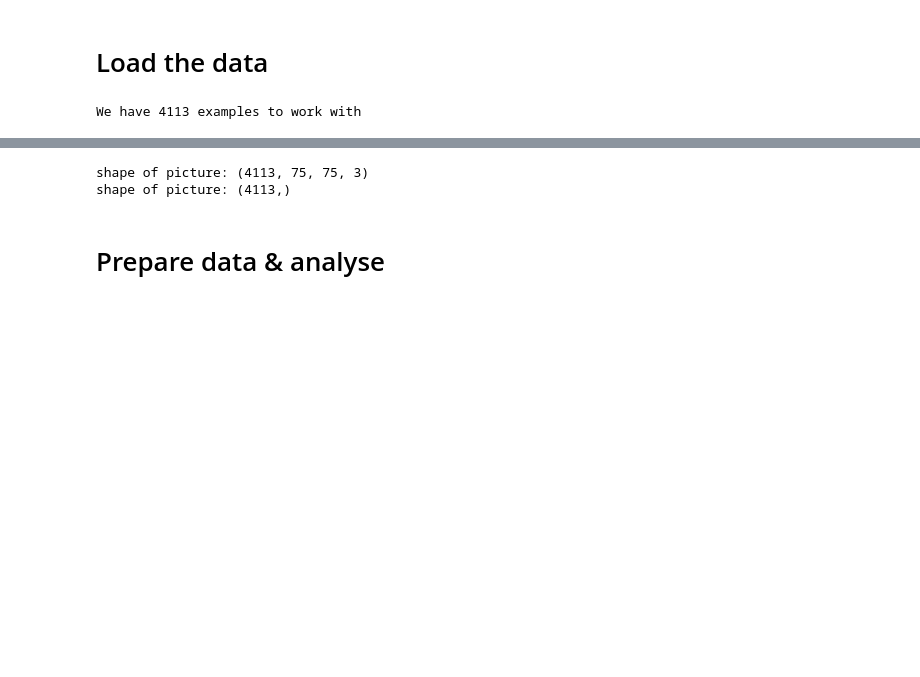
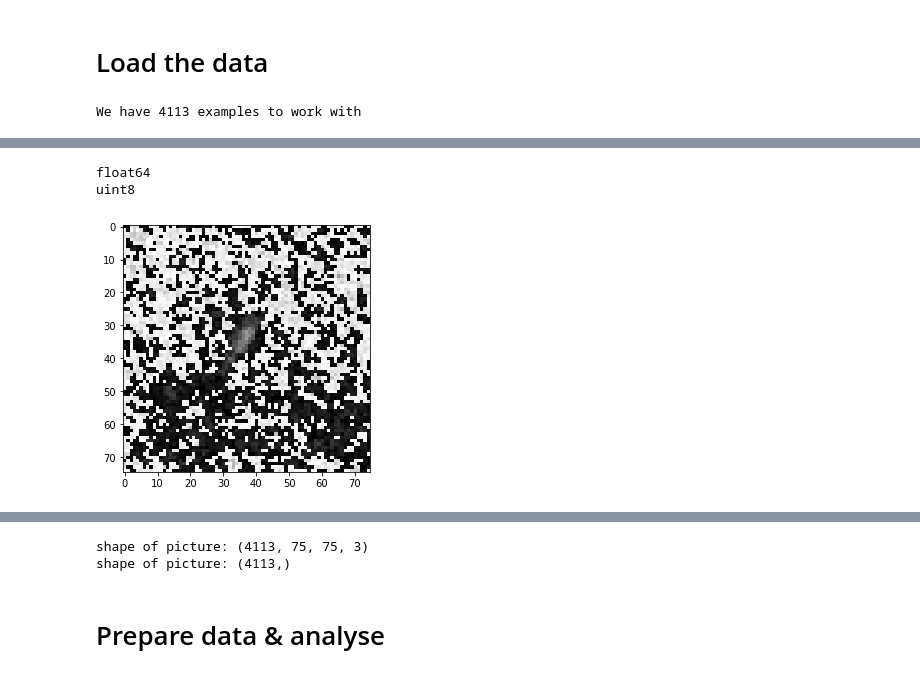
Before and after one commit to camillesauer/ClimateProject---E3, a Jupyter notebook: Data analysis/Data analysis.ipynb, the cells around one changed output, grey strips where cells are left out. Drawn from its saved outputs; the diff is of its cells as text; code cells hidden in the pictures; blank space fills up the shorter version.

```diff
--- a/Data analysis/Data analysis.ipynb
+++ b/Data analysis/Data analysis.ipynb
@@ -33,0 +63,13 @@ We have 4113 examples to work with
+# %%
+from PIL import Image
+
+print(d.dtype)
+x = (d * 255).astype(np.uint8)
+print(x.dtype)
+x = Image.fromarray(x)
+imshow(np.squeeze(x))
+x.save("iceberg.jpg")
+# %% [output]
+float64
+uint8
+[figure, added]
```
Also changed, not shown: parts of 7 cells of this notebook, 7 other files.
